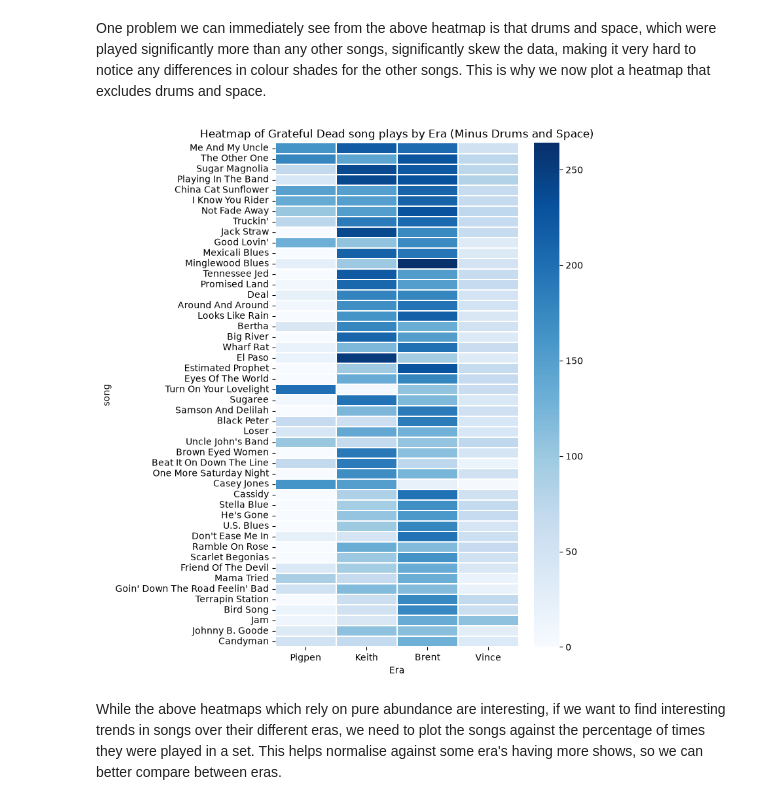
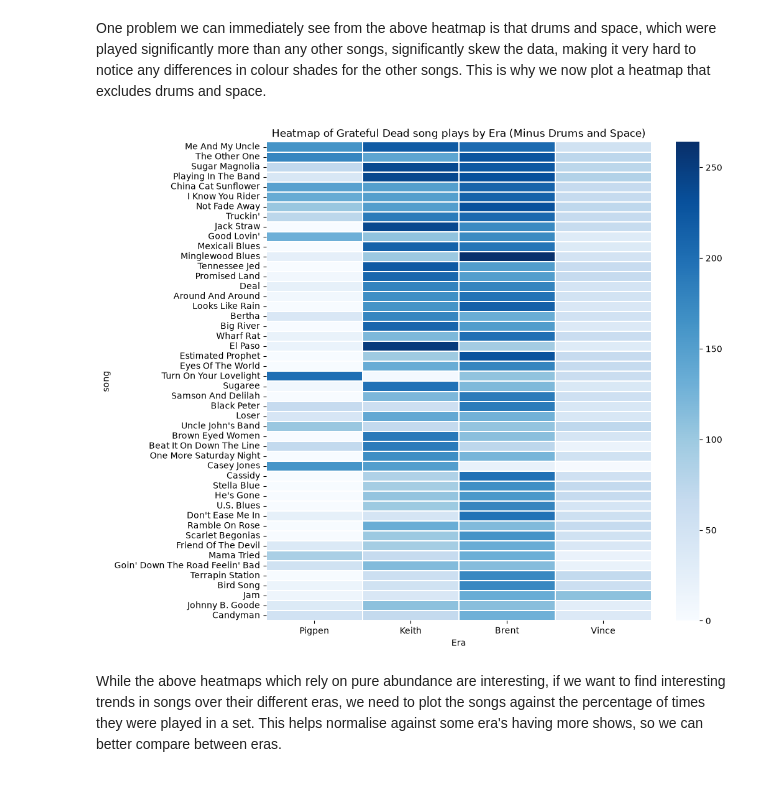
Before and after one commit to luke-galt/grateful-dead-exploratory-analysis, a Jupyter notebook: notebook/gd-data-analysis-project.ipynb, the cells around one changed output. Drawn from its saved outputs; the diff is of its cells as text; code cells hidden in the pictures.

```diff
--- a/notebook/gd-data-analysis-project.ipynb
+++ b/notebook/gd-data-analysis-project.ipynb
@@ -426,13 +426,13 @@ plt.show()
 One problem we can immediately see from the above heatmap is that drums and space, which were played significantly more than any other songs, significantly skew the data, making it very hard to notice any differences in colour shades for the other songs. This is why we now plot a heatmap that excludes drums and space.
 # %%
 redacted_heatmap_data=heatmap_data.iloc[2:]
-plt.figure(figsize=(6,10))
+plt.figure(figsize=(10,10))
 sns.heatmap(redacted_heatmap_data,cmap='Blues',linewidths=0.3)
 plt.title('Heatmap of Grateful Dead song plays by Era (Minus Drums and Space)')
-plt.savefig(r"C:\Users\luked\OneDrive\Documents\Grateful Dead\abundance_heatmap")
+plt.savefig(r"C:\Users\luked\OneDrive\Documents\Grateful Dead\AbundanceHeatmap",bbox_inches='tight')
 plt.show()
 # %% [output]
-[figure, old version]
+[figure, new version]
 # %% [markdown]
 While the above heatmaps which rely on pure abundance are interesting, if we want to find interesting trends in songs over their different eras, we need to plot the songs against the percentage of times they were played in a set. This helps normalise against some era's having more shows, so we can better compare between eras.
 # %%
```
Also changed, not shown: parts of 24 cells of this notebook.
